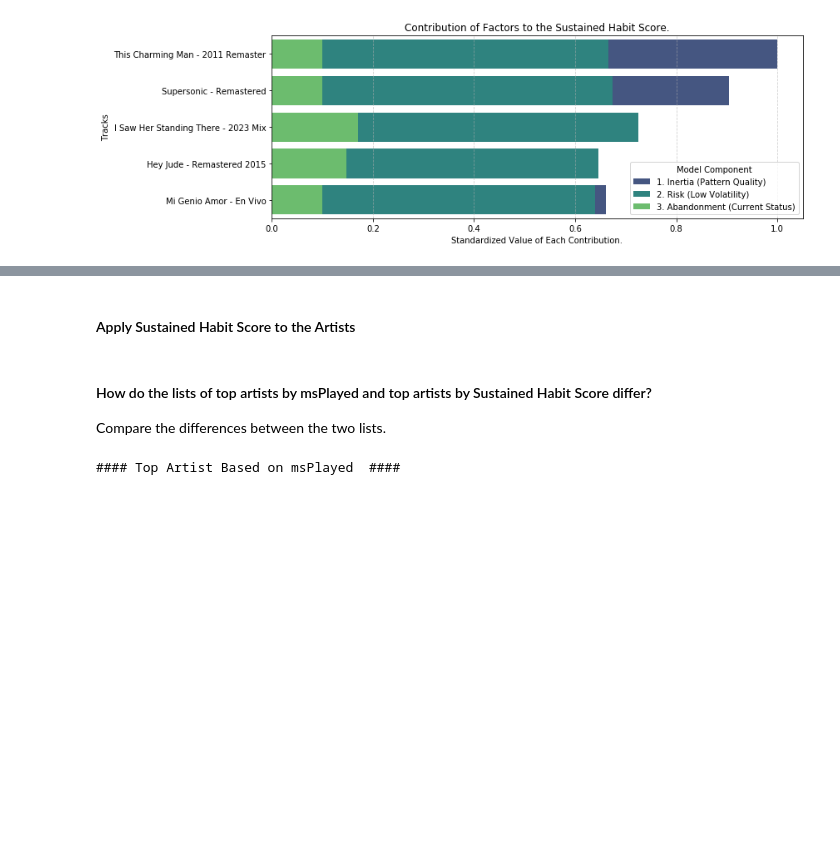
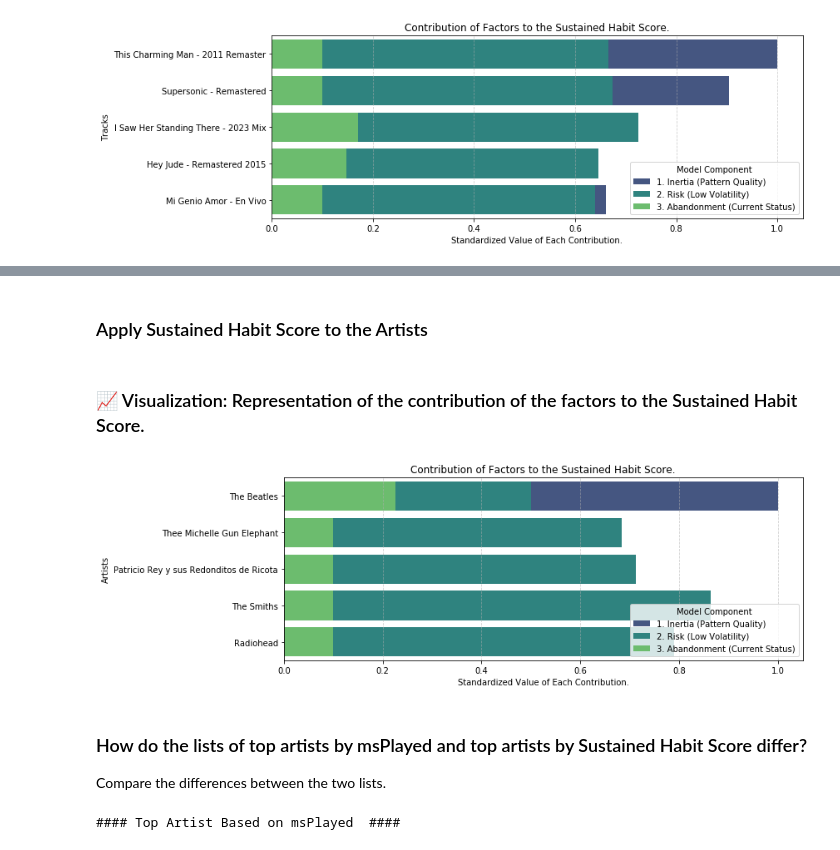
Before and after one commit to Garridot/spotify-wrapped-detailed, a Jupyter notebook: analysis.ipynb, the cells around one changed output, grey strips where cells are left out. Saved outputs shown, nothing was run; the diff lists cells and outputs as text; code cells hidden in the pictures; blank space fills up the shorter version.

```diff
--- a/analysis.ipynb
+++ b/analysis.ipynb
@@ -1316,5 +1246,5 @@ plt.show()
 # %% [markdown]
-#### Apply Sustained Habit Score to the Artists
+### Apply Sustained Habit Score to the Artists
 # %%
 # --- Simple Exponential Smoothing (SES) ---
 
@@ -1483,8 +1413,38 @@ top_triple_filter_artists = final_ranking.sort_values(
     by=['P_Final',"Total_norm"],
     ascending=[False,False]
 )
+# %% [markdown]
+### 📈 Visualization: Representation of the contribution of the factors to the Sustained Habit Score.
+# %%
+top_triple_artists = top_triple_filter_artists.head(5).copy()
+
+# Create a column representing the 'Risk Factor' to graph
+top_triple_artists['Risk_Factor'] = 1 / (1 + top_triple_artists['Sigma_norm'])
+
+# Select the main factors columns for the chart
+plot_data = top_triple_artists[[
+    'artistName',
+    'St_norm',
+    'Risk_Factor',
+    'Decay_Factor'
+]].copy()
+
+# # Remove redundant columns and prepare "long" format for sns.barplot
+plot_data = plot_data.melt(
+    id_vars='artistName',
+    value_vars=['St_norm', 'Risk_Factor', 'Decay_Factor'],
+    var_name='Factor',
+    value_name='Normalized_Value'
+)
+
+
+# --- Visualization ---
+
+run_final_ranking_barplot(plot_data, 'artistName',"Artists")
+# %% [output]
+[figure, added]
 # %% [markdown]
-#### How do the lists of top artists by msPlayed and top artists by Sustained Habit Score differ?
+### How do the lists of top artists by msPlayed and top artists by Sustained Habit Score differ?
 Compare the differences between the two lists.
 # %%
 print("\n#### Top Artist Based on msPlayed  ####")
```
Also changed, not shown: parts of 54 cells of this notebook, 4 other files.
